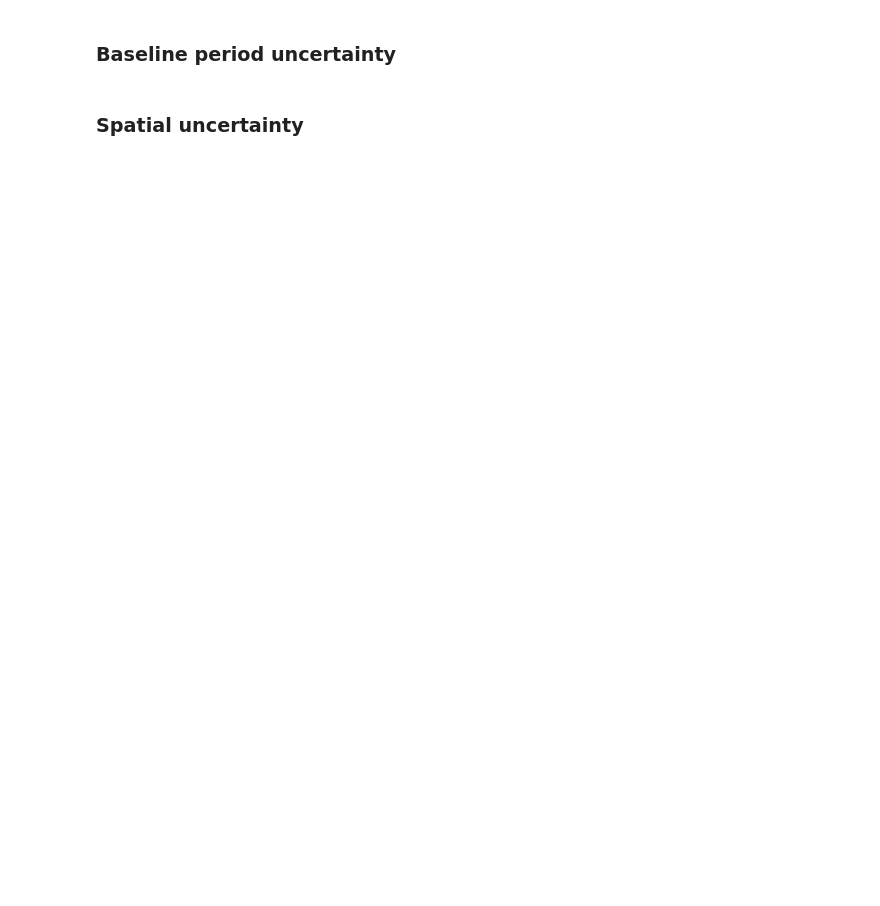
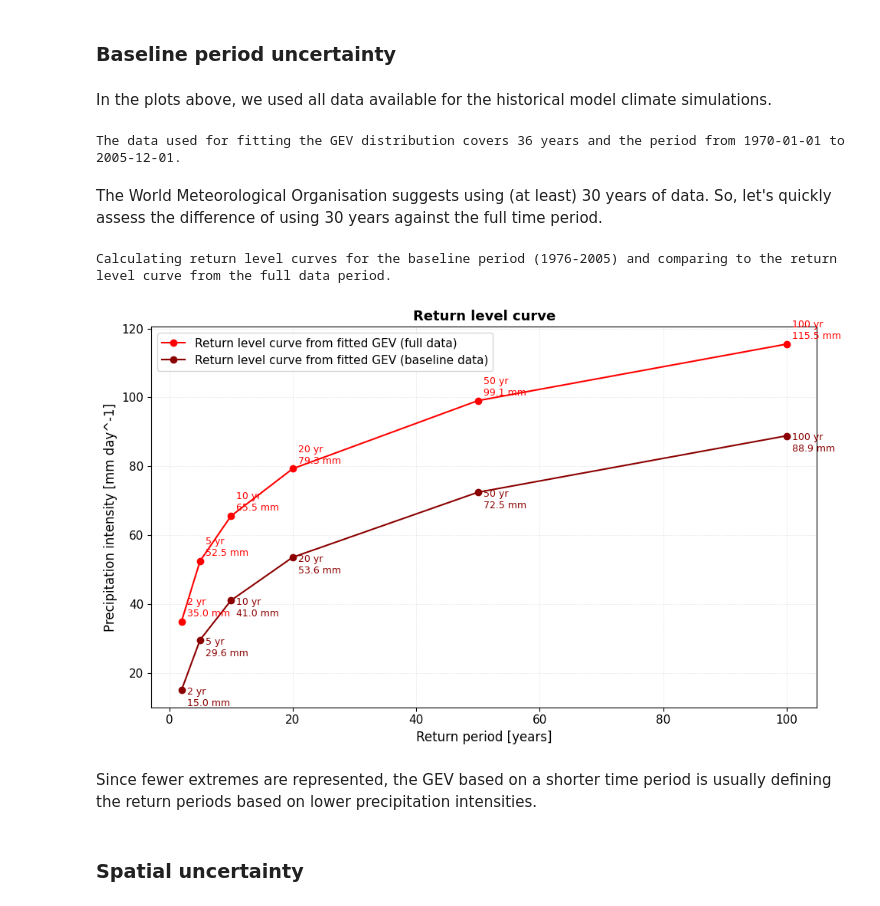
Before and after one commit to ecmwf-training/extreme-precipitation-exposure, a Jupyter notebook: tutorials/return_period.ipynb, the cells around one changed output. Drawn from its saved outputs; the diff is of its cells as text; code cells hidden in the pictures; blank space fills up the shorter version.

```diff
--- a/tutorials/return_period.ipynb
+++ b/tutorials/return_period.ipynb
@@ -291,4 +296,39 @@ Precipitation intensity associated with different return periods at the selected
 # %% [markdown]
 ### Baseline period uncertainty
+# %% [markdown]
+In the plots above, we used all data available for the historical model climate simulations.
+# %%
+print(f"The data used for fitting the GEV distribution covers {len(point_df['time'].dt.year.unique())} years and the period from {point_df['time'].min().date()} to {point_df['time'].max().date()}.")
+# %% [output]
+The data used for fitting the GEV distribution covers 36 years and the period from 1970-01-01 to 2005-12-01.
+# %% [markdown]
+The World Meteorological Organisation suggests using (at least) 30 years of data. So, let's quickly assess the difference of using 30 years against the full time period.
+# %%
+# Extract data for baseline period defined in the settings above
+print(f"\nCalculating return level curves for the baseline period ({baseline_start}-{baseline_end}) and comparing to the return level curve from the full data period.")
+point_df_baseline = point_df[(point_df['year'] >= baseline_start) & (point_df['year'] <= baseline_end)]
+gev_params_baseline = genextreme.fit(point_df_baseline['rx1day'])
+return_levels_baseline = genextreme.ppf(1 - 1/return_periods, *gev_params_baseline)
+
+# plot
+fig, ax = plt.subplots(figsize=(10, 6))
+ax.plot(return_periods, return_levels, marker='o', color='red', label='Return level curve from fitted GEV (full data)')
+ax.plot(return_periods, return_levels_baseline, marker='o', color='darkred', linestyle='-', label='Return level curve from fitted GEV (baseline data)')
+ax.set_xlabel('Return period [years]', fontsize=12)
+ax.set_ylabel('Precipitation intensity [mm day^-1]', fontsize=12)
+ax.set_title(f'Return level curve', fontsize=13, fontweight='bold')
+ax.legend(loc='upper left', fontsize=11, frameon=True)
+ax.grid(True, alpha=0.3, linestyle='--', linewidth=0.5)
+# annotate all points with the return period and return level
+for rp, rl in zip(return_periods, return_levels):
+    ax.annotate(f'{rp} yr\n{rl:.1f} mm', xy=(rp, rl), xytext=(5, 5), textcoords='offset points', fontsize=9, color='red')
+for rp, rl in zip(return_periods, return_levels_baseline):
+    ax.annotate(f'{rp} yr\n{rl:.1f} mm', xy=(rp, rl), xytext=(5, -15), textcoords='offset points', fontsize=9, color='darkred')
+plt.tight_layout()
+# %% [output]
+Calculating return level curves for the baseline period (1976-2005) and comparing to the return level curve from the full data period.
+[figure, added]
+# %% [markdown]
+Since fewer extremes are represented, the GEV based on a shorter time period is usually defining the return periods based on lower precipitation intensities.
 # %% [markdown]
 ### Spatial uncertainty
```
Also changed, not shown: parts of 5 cells of this notebook.
